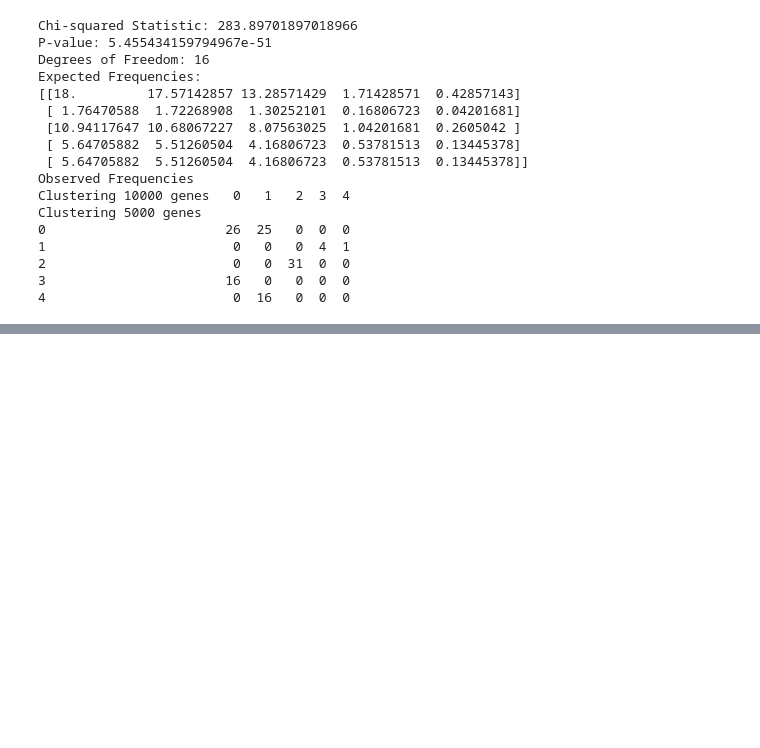
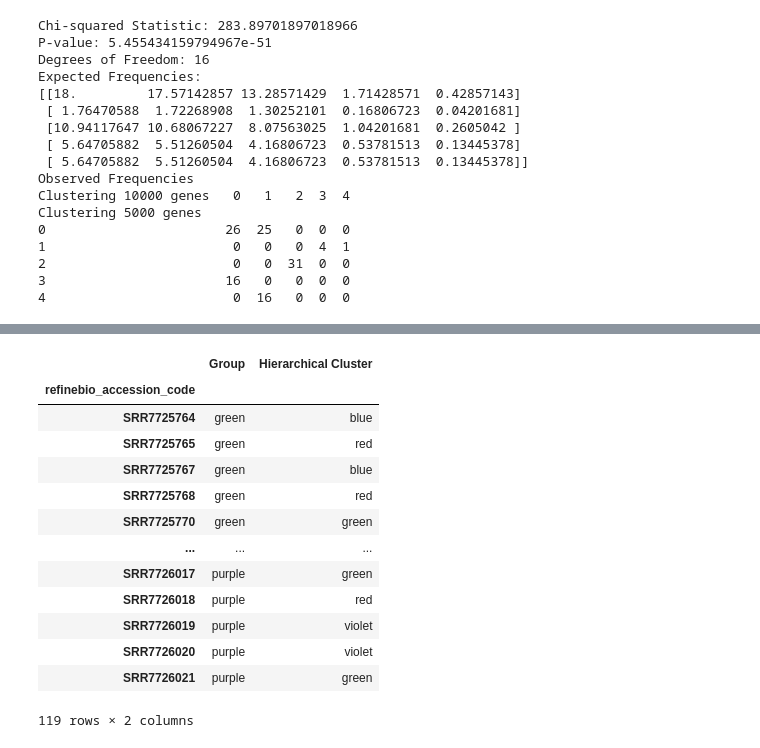
Before and after one commit to marielledoenges/BioInfoAlg_RheumArth, a Jupyter notebook: Bill/assignment3.ipynb, the cells around one changed output, grey strips where cells are left out. Saved outputs shown, nothing was run; the diff lists cells and outputs as text; code cells hidden in the pictures; blank space fills up the shorter version.

Commit message:
Added labels to Scaled Dataframe + temp heatmap

```diff
--- a/Bill/assignment3.ipynb
+++ b/Bill/assignment3.ipynb
@@ -16,3 +21,5 @@ df = pd.read_csv('../DataSource/SRP158491_normalized_logscaled_std_sorted.csv',
+# %%
+df['Group'] = labels
 # %%
 df
 # %% [output]
@@ -1021,0 +1050,24 @@ fig.show()
+# %%
+lut = {'healthy': 'green', 'ra non treatment': 'purple'}
+row_colors = df['Group'].map(lut)
+# %%
+row_color_df = pd.DataFrame(row_colors)
+# %%
+row_color_df['Hierarchical Cluster'] = clustering_5000.labels_
+# %%
+row_color_df
+# %% [output]
+|  | Group | Hierarchical Cluster |
+| refinebio_accession_code |  |  |
+| SRR7725764 | green | blue |
+| SRR7725765 | green | red |
+| SRR7725767 | green | blue |
+| SRR7725768 | green | red |
+| SRR7725770 | green | green |
+| ... | ... | ... |
+| SRR7726017 | purple | green |
+| SRR7726018 | purple | red |
+| SRR7726019 | purple | violet |
+| SRR7726020 | purple | violet |
+| SRR7726021 | purple | green |
+119 rows × 2 columns
```
Also changed, not shown: parts of 8 cells of this notebook, 2 other files.
